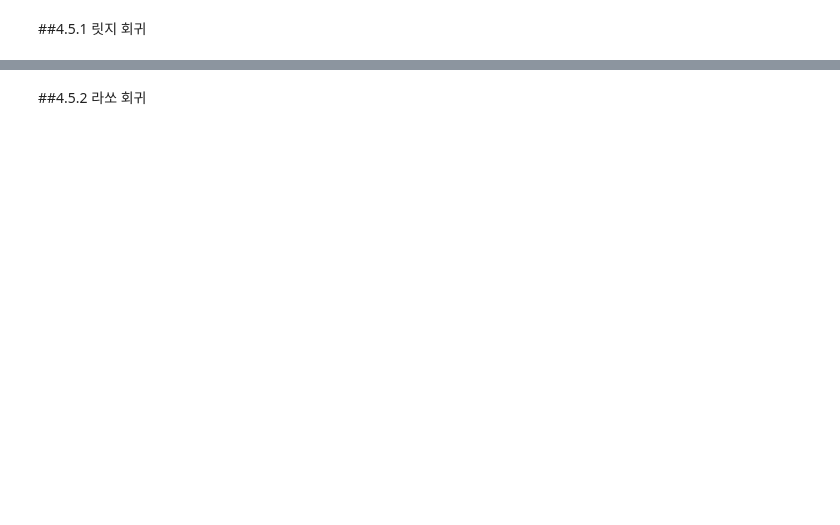
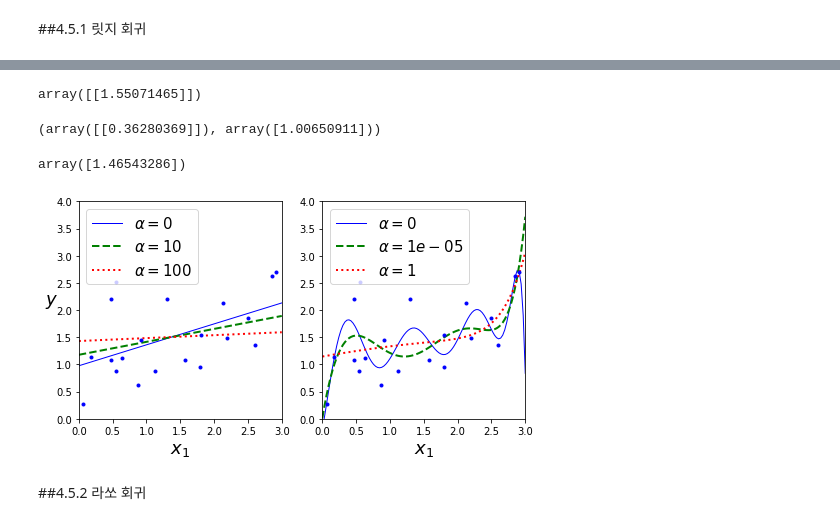
Before and after one commit to dong-tak123/BigAI, a Jupyter notebook: Hands_on_ML_2/Chapter4_모델_훈련.ipynb, the cells around one changed output, grey strips where cells are left out. Cells and saved outputs as stored; diff of their text form; code cells hidden in the pictures; blank space fills up the shorter version.

```diff
--- a/Hands_on_ML_2/Chapter4_모델_훈련.ipynb
+++ b/Hands_on_ML_2/Chapter4_모델_훈련.ipynb
@@ -503,2 +684,63 @@ plt.show()
+# %%
+#정규방정식을 사용한 릿지회귀
+from sklearn.linear_model import Ridge
+ridge_reg = Ridge(alpha = 1, solver="cholesky")
+ridge_reg.fit(X, y)
+ridge_reg.predict([[1.5]])
+# %% [output]
+array([[1.55071465]])
+# %%
+ridge_reg.coef_, ridge_reg.intercept_
+# %% [output]
+(array([[0.36280369]]), array([1.00650911]))
+# %%
+#확률적 경사하강법을 사용한 릿지회귀..
+#penalty 매개변수를 "l2"로 두면 같다..
+#SGD가 비용함수에 가중치 벡터의 l2노름의 제곱을 2로 나눈 규제항을 추가하게 만듦
+
+sgd_reg = SGDRegressor(penalty="l2")
+sgd_reg.fit(X, y.ravel())
+sgd_reg.predict([[1.5]])
+# %% [output]
+array([1.46543286])
+# %%
+#now shown in book
+#alpha 값에 따른 모델 비교..
+
+from sklearn.linear_model import Ridge
+
+def plot_model(model_class, polynomial, alphas, **model_kargs):
+    #알파에 따른 색상 지정
+    for alpha, style in zip(alphas, ("b-", "g--", "r:")):
+        #알파가 0이면 선형회귀..
+        model = model_class(alpha, **model_kargs) if alpha > 0 else LinearRegression()
+        if polynomial:  #고차 다항회귀면 특성을 10차로 늘리고 스케일링 후 예측하는 파이프라인 생성
+            model = Pipeline([
+                    ("poly_features", PolynomialFeatures(degree=10, include_bias=False)),
+                    ("std_scaler", StandardScaler()),
+                    ("regul_reg", model),
+                ])
+        model.fit(X, y) #훈련
+        y_new_regul = model.predict(X_new)  #예측
+        lw = 2 if alpha > 0 else 1
+        plt.plot(X_new, y_new_regul, style, linewidth=lw, label=r"$\alpha = {}$".format(alpha))
+    #훈련 데이터 그려주기
+    plt.plot(X, y, "b.", linewidth=3)
+    plt.legend(loc="upper left", fontsize=15)
+    plt.xlabel("$x_1$", fontsize=18)
+    plt.axis([0, 3, 0, 4])
+
+plt.figure(figsize=(8,4))
+plt.subplot(121)
+#선형회귀 릿지모델 (규제 : 0, 10, 100)
+plot_model(Ridge, polynomial=False, alphas=(0, 10, 100), random_state=42)
+plt.ylabel("$y$", rotation=0, fontsize=18)
+plt.subplot(122)
+#다항회귀 릿지모델 (규제 : 0, 10**-5, 1)
+plot_model(Ridge, polynomial=True, alphas=(0, 10**-5, 1), random_state=42)
+
+plt.show()
+# %% [output]
+[figure, added]
 # %% [markdown]
 ##4.5.2 라쏘 회귀
```
Also changed, not shown: parts of 81 cells of this notebook.
